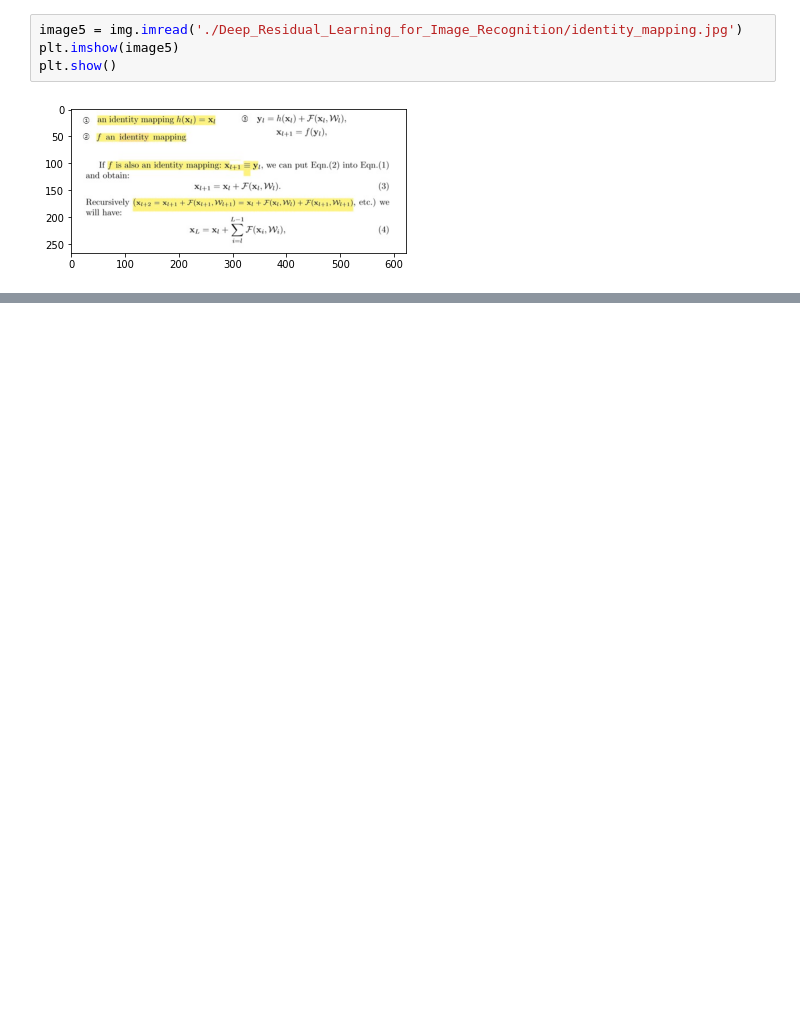
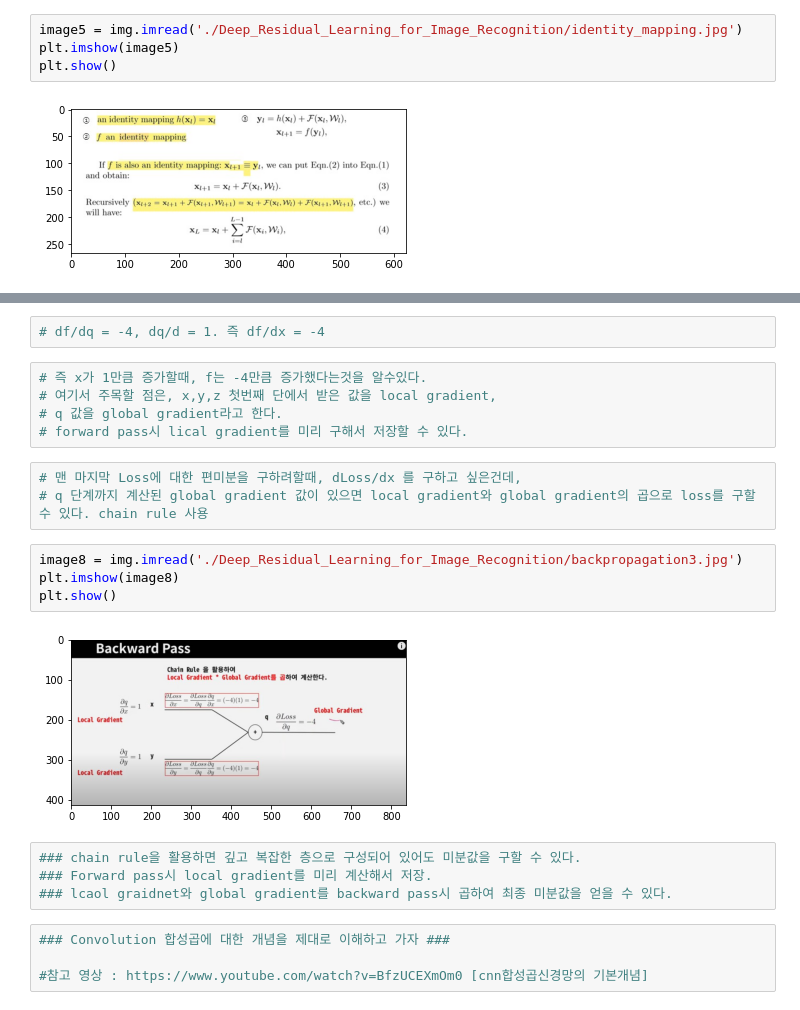
Before and after one commit to MinsuKim3095/study, a Jupyter notebook: 2.논문 읽기/Deep Residual Learning for Image Recognition.ipynb, the cells around one changed output, grey strips where cells are left out. Saved outputs shown, nothing was run; the diff lists cells and outputs as text; blank space fills up the shorter version.

```diff
--- a/2.논문 읽기/Deep Residual Learning for Image Recognition.ipynb
+++ b/2.논문 읽기/Deep Residual Learning for Image Recognition.ipynb
@@ -90,0 +144,24 @@ plt.show()
+# %%
+# df/dq = -4, dq/d = 1. 즉 df/dx = -4
+# %%
+# 즉 x가 1만큼 증가할때, f는 -4만큼 증가했다는것을 알수있다.
+# 여기서 주목할 점은, x,y,z 첫번째 단에서 받은 값을 local gradient,
+# q 값을 global gradient라고 한다.
+# forward pass시 lical gradient를 미리 구해서 저장할 수 있다.
+# %%
+# 맨 마지막 Loss에 대한 편미분을 구하려할때, dLoss/dx 를 구하고 싶은건데,
+# q 단계까지 계산된 global gradient 값이 있으면 local gradient와 global gradient의 곱으로 loss를 구할 수 있다. chain rule 사용
+# %%
+image8 = img.imread('./Deep_Residual_Learning_for_Image_Recognition/backpropagation3.jpg')
+plt.imshow(image8)
+plt.show()
+# %% [output]
+[figure, added]
+# %%
+### chain rule을 활용하면 깊고 복잡한 층으로 구성되어 있어도 미분값을 구할 수 있다.
+### Forward pass시 local gradient를 미리 계산해서 저장.
+### lcaol graidnet와 global gradient를 backward pass시 곱하여 최종 미분값을 얻을 수 있다.
+# %%
+### Convolution 합성곱에 대한 개념을 제대로 이해하고 가자 ###
+
+#참고 영상 : https://www.youtube.com/watch?v=BfzUCEXmOm0 [cnn합성곱신경망의 기본개념]
```
Also changed, not shown: parts of 26 cells of this notebook, 13 other files.
